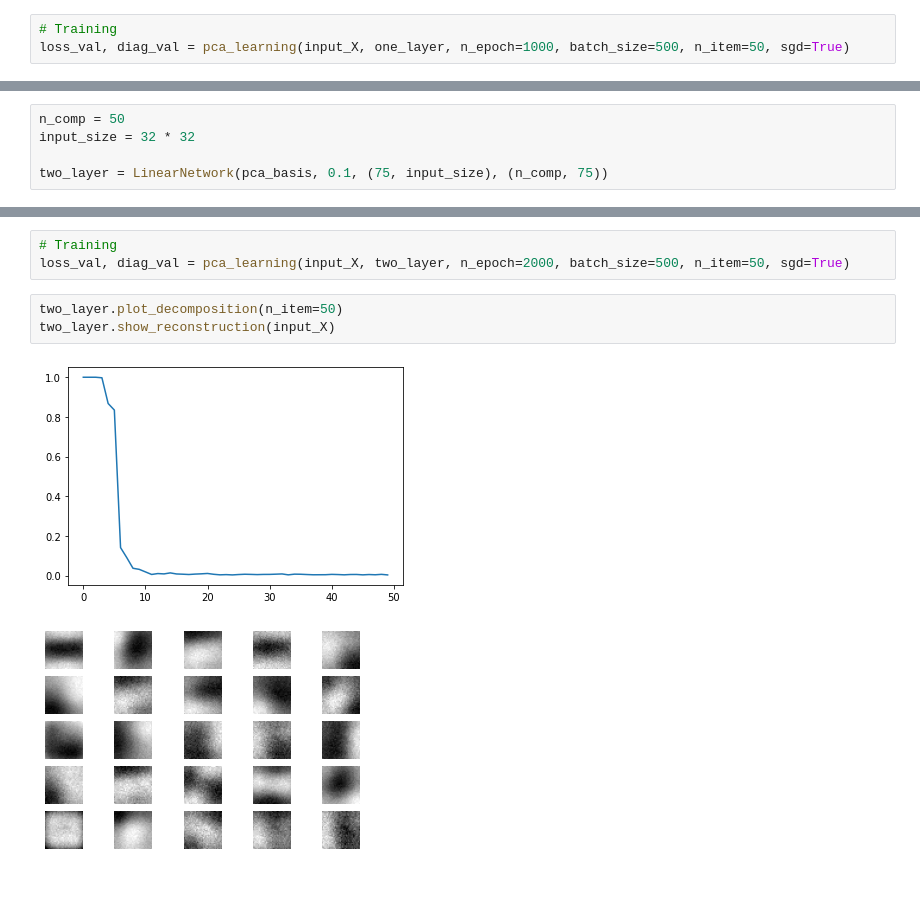
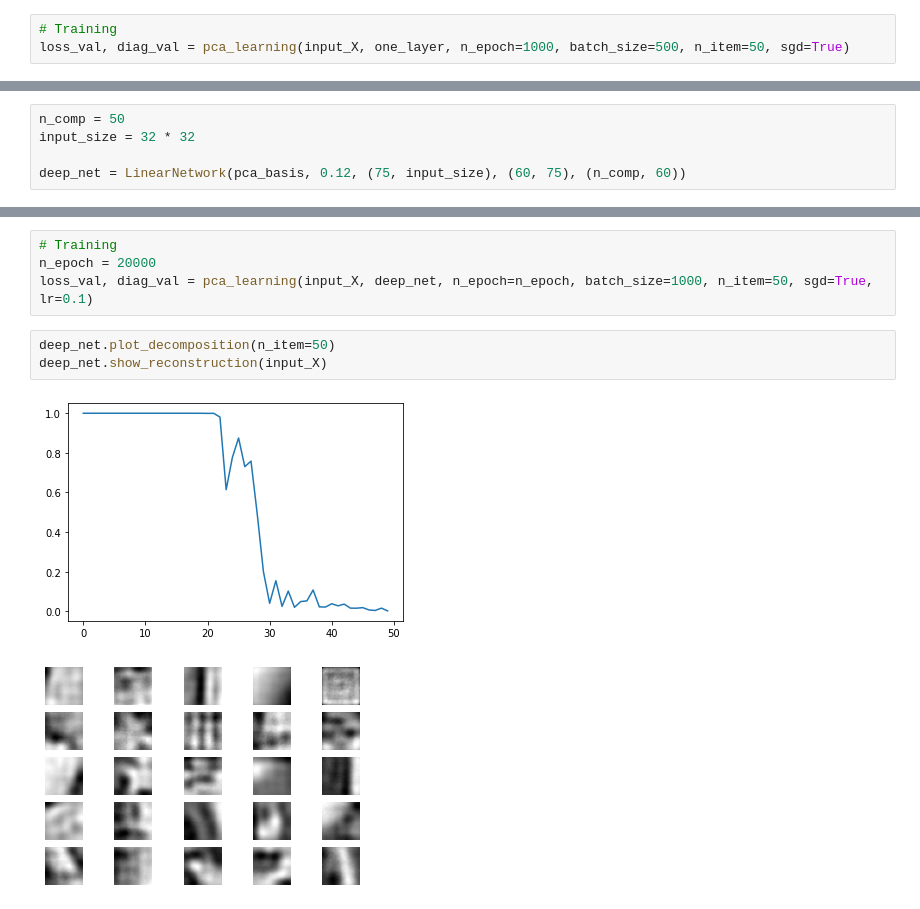
Before and after one commit to lingqiz/PsychophysicsNN, a Jupyter notebook: DeepPCA.ipynb, the cells around one changed output, grey strips where cells are left out. Saved outputs shown, nothing was run; the diff lists cells and outputs as text.

```diff
--- a/DeepPCA.ipynb
+++ b/DeepPCA.ipynb
@@ -281,6 +281,6 @@ plot_temporal(diag_val, t_step=1000, n_plot=15)
 n_comp = 50
 input_size = 32 * 32
 
-two_layer = LinearNetwork(pca_basis, 0.1, (75, input_size), (n_comp, 75))
+deep_net = LinearNetwork(pca_basis, 0.12, (75, input_size), (60, 75), (n_comp, 60))
 # %%
 # Before training, diagonalization with PCA basis
@@ -292,12 +292,13 @@ two_layer.show_reconstruction(input_X)
 # %%
 # Training
-loss_val, diag_val = pca_learning(input_X, two_layer, n_epoch=2000, batch_size=500, n_item=50, sgd=True)
+n_epoch = 20000
+loss_val, diag_val = pca_learning(input_X, deep_net, n_epoch=n_epoch, batch_size=1000, n_item=50, sgd=True, lr=0.1)
 # %%
-two_layer.plot_decomposition(n_item=50)
-two_layer.show_reconstruction(input_X)
+deep_net.plot_decomposition(n_item=50)
+deep_net.show_reconstruction(input_X)
 # %% [output]
-[figure, old version]
+[figure, new version]
-[figure, old version]
+[figure, new version]
 # %%
 plot_loss(loss_val)
 # %% [output]
```
Also changed, not shown: parts of 12 cells of this notebook.
